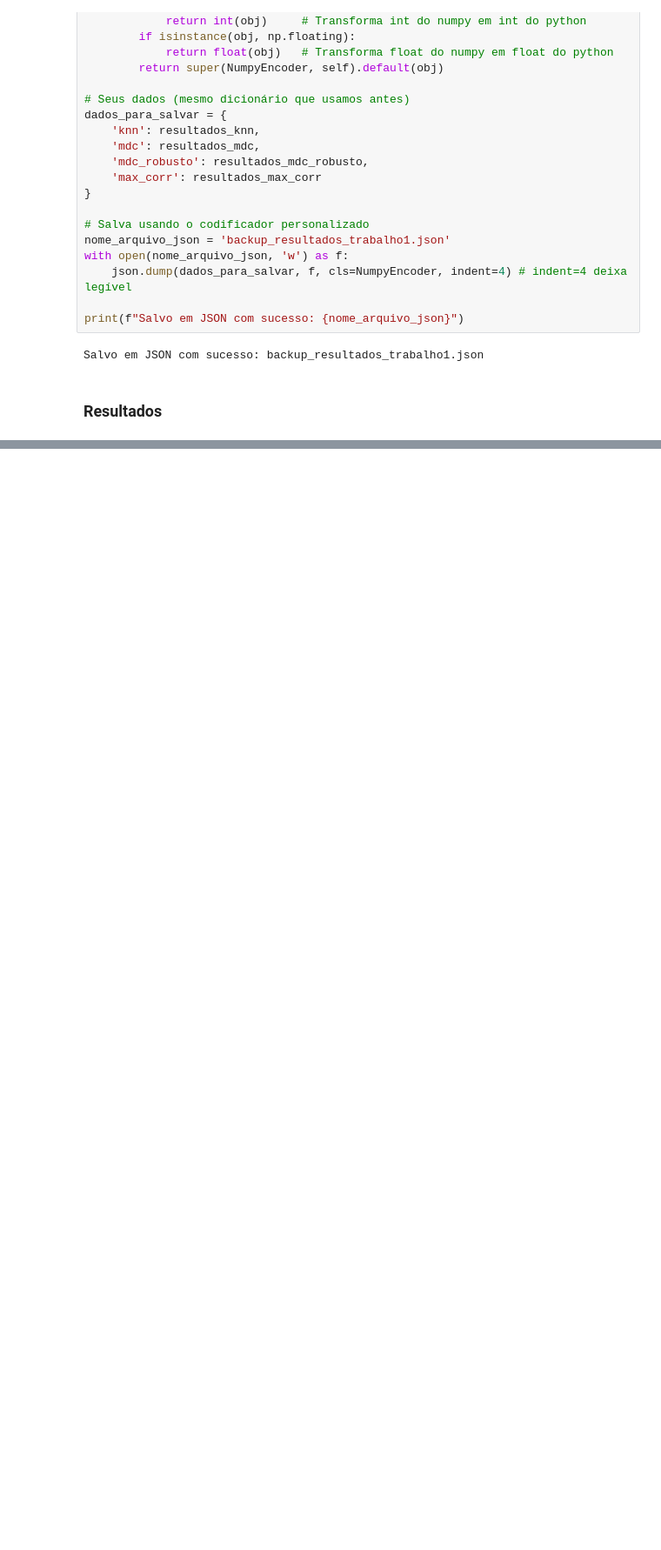
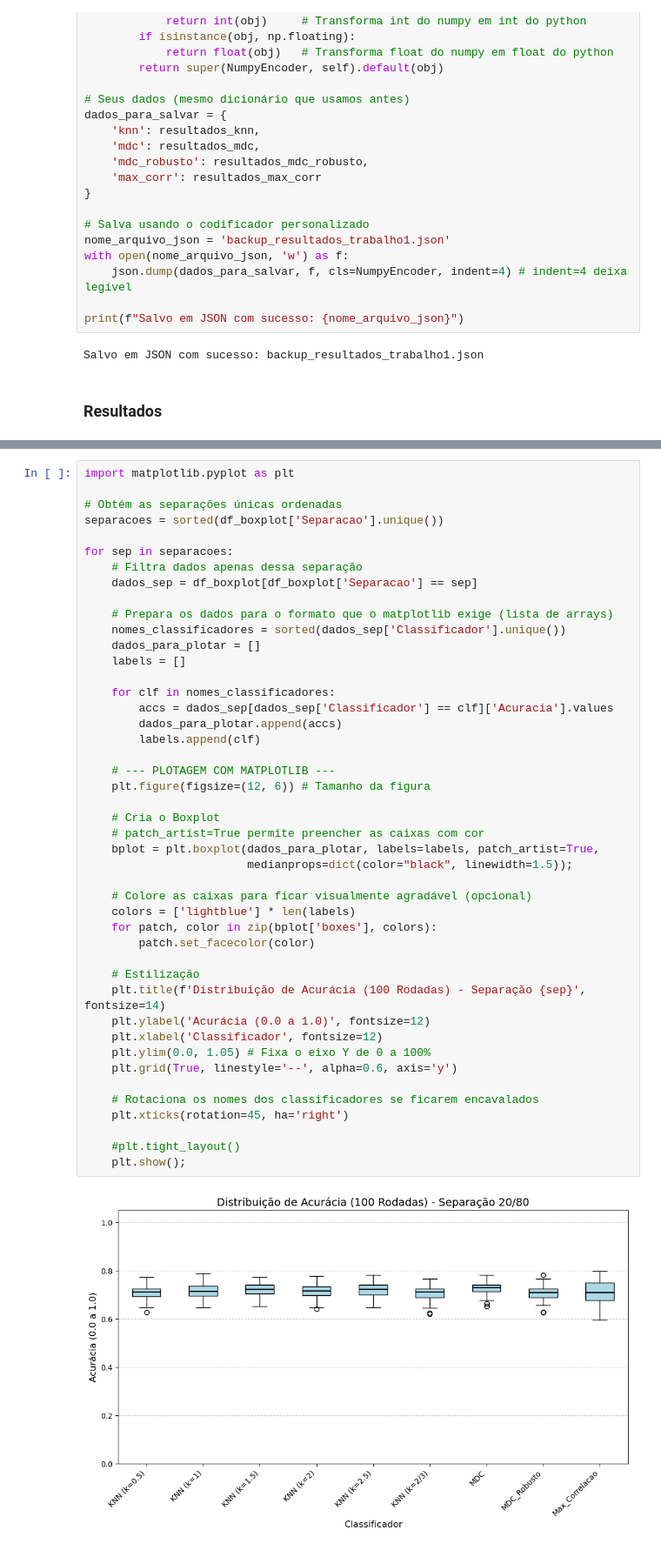
Before and after one commit to LuisFelipeCSouza/reconhecimento-de-padroes, a Jupyter notebook: trabalho-1/vertebral+column/main.ipynb, the cells around one changed output, grey strips where cells are left out. Shown at 87% size. Drawn from its saved outputs; the diff is of its cells as text; blank space fills up the shorter version.

```diff
--- a/trabalho-1/vertebral+column/main.ipynb
+++ b/trabalho-1/vertebral+column/main.ipynb
@@ -920,0 +736,47 @@ Passing `palette` without assigning `hue` is deprecated and will be removed in v
+# %%
+import matplotlib.pyplot as plt
+
+# Obtém as separações únicas ordenadas
+separacoes = sorted(df_boxplot['Separacao'].unique())
+
+for sep in separacoes:
+    # Filtra dados apenas dessa separação
+    dados_sep = df_boxplot[df_boxplot['Separacao'] == sep]
+
+    # Prepara os dados para o formato que o matplotlib exige (lista de arrays)
+    nomes_classificadores = sorted(dados_sep['Classificador'].unique())
+    dados_para_plotar = []
+    labels = []
+
+    for clf in nomes_classificadores:
+        accs = dados_sep[dados_sep['Classificador'] == clf]['Acuracia'].values
+        dados_para_plotar.append(accs)
+        labels.append(clf)
+
+    # --- PLOTAGEM COM MATPLOTLIB ---
+    plt.figure(figsize=(12, 6)) # Tamanho da figura
+
+    # Cria o Boxplot
+    # patch_artist=True permite preencher as caixas com cor
+    bplot = plt.boxplot(dados_para_plotar, labels=labels, patch_artist=True,
+                        medianprops=dict(color="black", linewidth=1.5));
+
+    # Colore as caixas para ficar visualmente agradável (opcional)
+    colors = ['lightblue'] * len(labels)
+    for patch, color in zip(bplot['boxes'], colors):
+        patch.set_facecolor(color)
+
+    # Estilização
+    plt.title(f'Distribuição de Acurácia (100 Rodadas) - Separação {sep}', fontsize=14)
+    plt.ylabel('Acurácia (0.0 a 1.0)', fontsize=12)
+    plt.xlabel('Classificador', fontsize=12)
+    plt.ylim(0.0, 1.05) # Fixa o eixo Y de 0 a 100%
+    plt.grid(True, linestyle='--', alpha=0.6, axis='y')
+
+    # Rotaciona os nomes dos classificadores se ficarem encavalados
+    plt.xticks(rotation=45, ha='right')
+
+    #plt.tight_layout()
+    plt.show();
+# %% [output]
+[figure, added]
```
Also changed, not shown: parts of 9 cells of this notebook.
